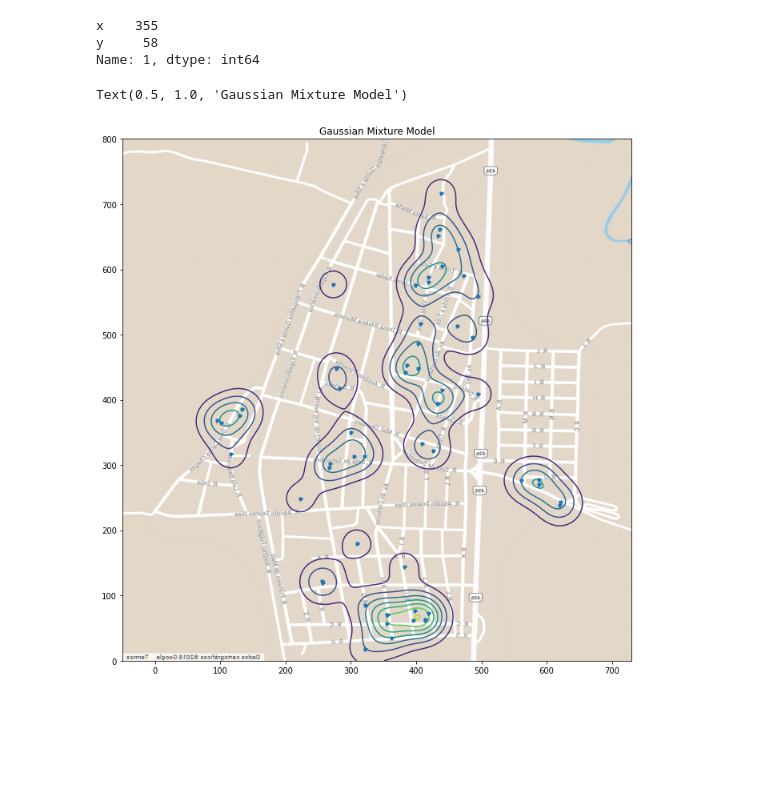
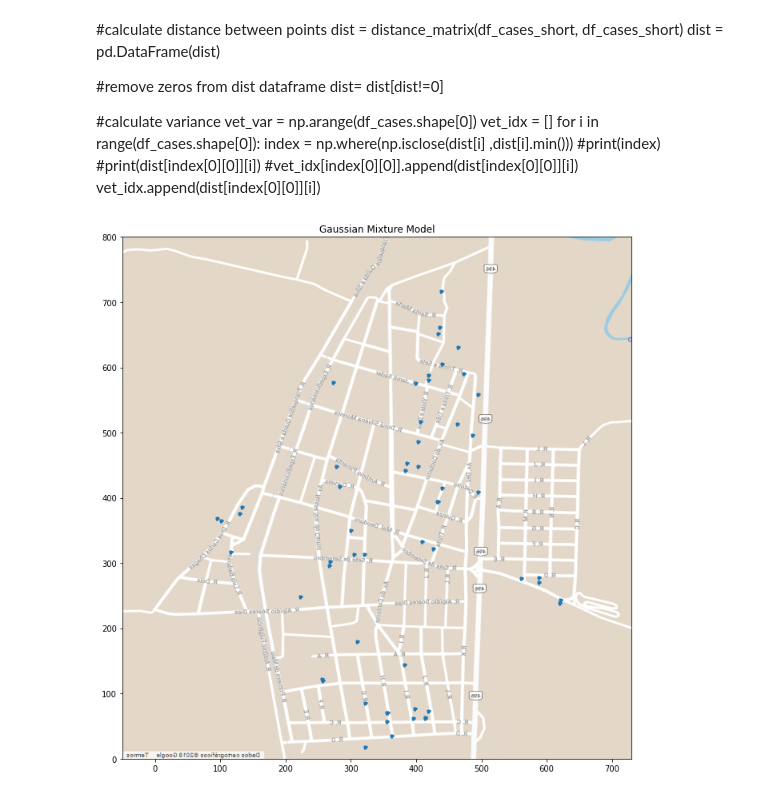
Before and after one commit to Leilisson/Data_Science, a Jupyter notebook: Capstone_Project/mult_mixture_dengue_fever.ipynb, the cells around one changed output. Drawn from its saved outputs; the diff is of its cells as text; code cells hidden in the pictures; blank space fills up the shorter version.

```diff
--- a/Capstone_Project/mult_mixture_dengue_fever.ipynb
+++ b/Capstone_Project/mult_mixture_dengue_fever.ipynb
@@ -19,8 +18,9 @@ df_control.set_index('id', inplace=True)
 df_cases.columns = ['id','x','y','label','date']
 df_cases.set_index('id', inplace=True)
 df_cases.date = pd.to_datetime(df_cases.date,format="%d-%b-%y")
-
+df_cases.sort_values('date', inplace=True)
+df_cases.set_index(np.arange(57), inplace=True)
 #for frist analysis let's remove date and label columns
-df_cases_short = df_cases.copy()
-df_cases_short.drop(columns=['label','date'], inplace=True)
+#df_cases_short = df_cases.copy()
+#df_cases_short.drop(columns=['label','date'], inplace=True)
 ##############################end of data pre-processing##########################
@@ -43,0 +27,17 @@ for i in range(df_cases.shape[0]):
+# %% [markdown]
+#calculate distance between points
+dist = distance_matrix(df_cases_short, df_cases_short)
+dist = pd.DataFrame(dist)
+
+#remove zeros from dist dataframe
+dist= dist[dist!=0]
+
+#calculate variance
+vet_var = np.arange(df_cases.shape[0])
+vet_idx = []
+for i in range(df_cases.shape[0]):
+    index = np.where(np.isclose(dist[i] ,dist[i].min()))
+    #print(index)
+    #print(dist[index[0][0]][i])
+    #vet_idx[index[0][0]].append(dist[index[0][0]][i])
+    vet_idx.append(dist[index[0][0]][i])
@@ -47,12 +53,6 @@ x = np.linspace(0,700,1000,endpoint=False)
 y = np.linspace(0, 750,1000,endpoint=False)
 X, Y = np.meshgrid(x, y)
 XX = np.array([X.ravel(), Y.ravel()]).T
-# %%
-df_cases_short.loc[1]
-# %% [output]
-x    355
-y     58
-Name: 1, dtype: int64
 # %%
 
 #creating components
@@ -74,17 +74,15 @@ for i in range(1000):
     for j in range(1000):
         s_norm[i][j] = (1-0)*(summation[i][j]-s_min)/(s_max - s_min)+0
 # %%
-figure = plt.figure(figsize = (14,12))
-ax = plt.axes()
-img = plt.imread("mapflip.png")
+figure, ax = plt.subplots(figsize = (14,12))
+img = plt.imread("https://github.com/Leilisson/Data_Science/blob/master/Capstone_Project/mapflip.png?raw=true")
 
 ax.imshow(img, extent=[-50, 730, 0, 800])
 
-
-ax.plot(df_cases_short.x,df_cases_short.y,'+', markersize=5, mew=3,)
-ax.contour(X, Y, summation)
+ax.plot(df_cases.x,df_cases.y,'+', markersize=5, mew=3,)
+ax.set_title('Gaussian Mixture Model')
+#ax.contour(X, Y, summation)
+plt.show()
 #plt.savefig('books_read.png')
-plt.title('Gaussian Mixture Model')
 # %% [output]
-Text(0.5, 1.0, 'Gaussian Mixture Model')
-[figure, old version]
+[figure, new version]
```
Also changed, not shown: parts of 5 cells of this notebook.
